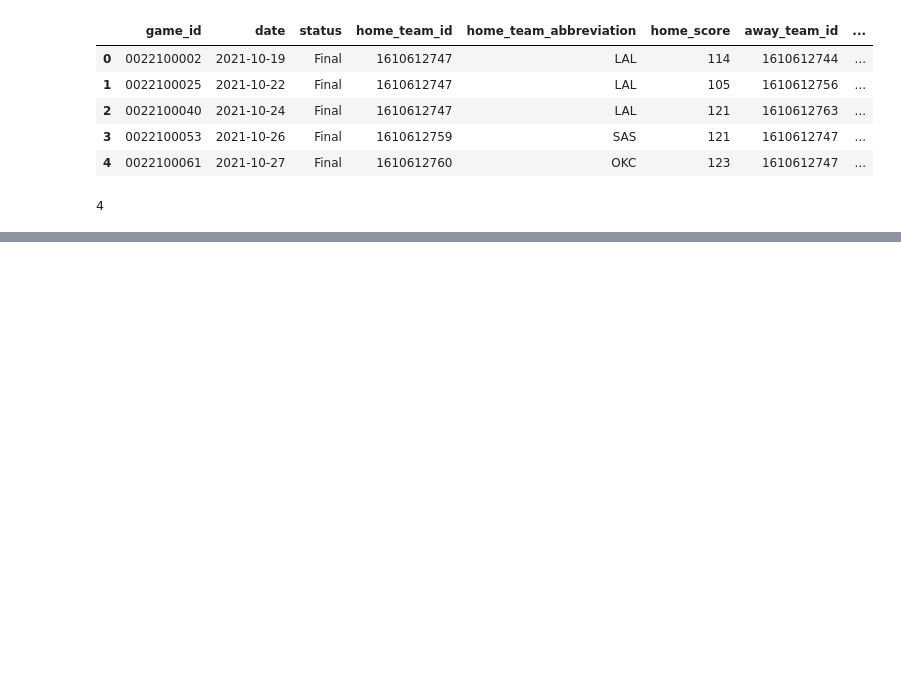
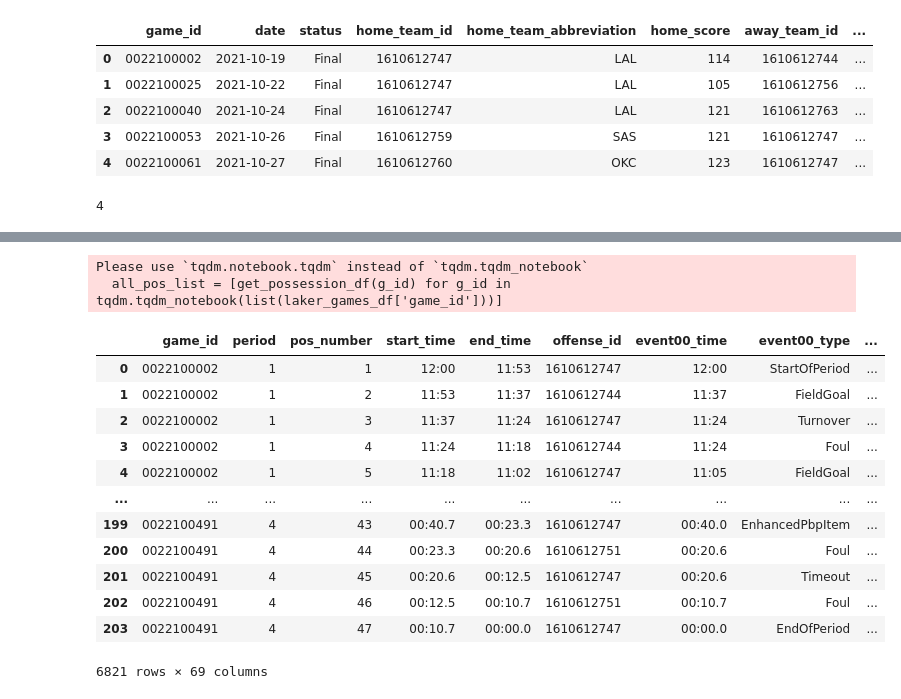
Before and after one commit to axmukund/lakers_data, a Jupyter notebook: 2021.12.27_import_testing/Testing PBPStats Import and Game Parsing.ipynb, the cells around one changed output, grey strips where cells are left out. Saved outputs shown, nothing was run; the diff lists cells and outputs as text; code cells hidden in the pictures; blank space fills up the shorter version.

Commit message:
DF of all possessions

```diff
--- a/2021.12.27_import_testing/Testing PBPStats Import and Game Parsing.ipynb
+++ b/2021.12.27_import_testing/Testing PBPStats Import and Game Parsing.ipynb
@@ -140,3 +141,34 @@ Wall time: 348 ms
 | 223 | 0022100002 | 4 | 49 | 00:11.9 | 00:07.0 | 1610612747 | 00:07.0 | FieldGoal | ... |
 | 224 | 0022100002 | 4 | 50 | 00:07.0 | 00:00.0 | 1610612744 | 00:00.0 | EndOfPeriod | ... |
 225 rows × 45 columns
+# %%
+def get_possession_df(game_id):
+    try:
+        g = client.Game(game_id)
+        return pd.DataFrame.from_records([
+            parse_possession_item(i) for i in g.possessions.items
+        ])
+    except:
+        return None
+# %%
+all_pos_list = [get_possession_df(g_id) for g_id in tqdm.tqdm_notebook(list(laker_games_df['game_id']))]
+all_pos_list = [a for a in all_pos_list if a is not None]
+all_pos_df = pd.concat(all_pos_list)
+
+all_pos_df
+# %% [output]
+Please use `tqdm.notebook.tqdm` instead of `tqdm.tqdm_notebook`
+  all_pos_list = [get_possession_df(g_id) for g_id in tqdm.tqdm_notebook(list(laker_games_df['game_id']))]
+|  | game_id | period | pos_number | start_time | end_time | offense_id | event00_time | event00_type | ... |
+| 0 | 0022100002 | 1 | 1 | 12:00 | 11:53 | 1610612747 | 12:00 | StartOfPeriod | ... |
+| 1 | 0022100002 | 1 | 2 | 11:53 | 11:37 | 1610612744 | 11:37 | FieldGoal | ... |
+| 2 | 0022100002 | 1 | 3 | 11:37 | 11:24 | 1610612747 | 11:24 | Turnover | ... |
+| 3 | 0022100002 | 1 | 4 | 11:24 | 11:18 | 1610612744 | 11:24 | Foul | ... |
+| 4 | 0022100002 | 1 | 5 | 11:18 | 11:02 | 1610612747 | 11:05 | FieldGoal | ... |
+| ... | ... | ... | ... | ... | ... | ... | ... | ... | ... |
+| 199 | 0022100491 | 4 | 43 | 00:40.7 | 00:23.3 | 1610612747 | 00:40.0 | EnhancedPbpItem | ... |
+| 200 | 0022100491 | 4 | 44 | 00:23.3 | 00:20.6 | 1610612751 | 00:20.6 | Foul | ... |
+| 201 | 0022100491 | 4 | 45 | 00:20.6 | 00:12.5 | 1610612747 | 00:20.6 | Timeout | ... |
+| 202 | 0022100491 | 4 | 46 | 00:12.5 | 00:10.7 | 1610612751 | 00:10.7 | Foul | ... |
+| 203 | 0022100491 | 4 | 47 | 00:10.7 | 00:00.0 | 1610612747 | 00:00.0 | EndOfPeriod | ... |
+6821 rows × 69 columns
```
Also changed, not shown: parts of 3 cells of this notebook, 1 other file.
